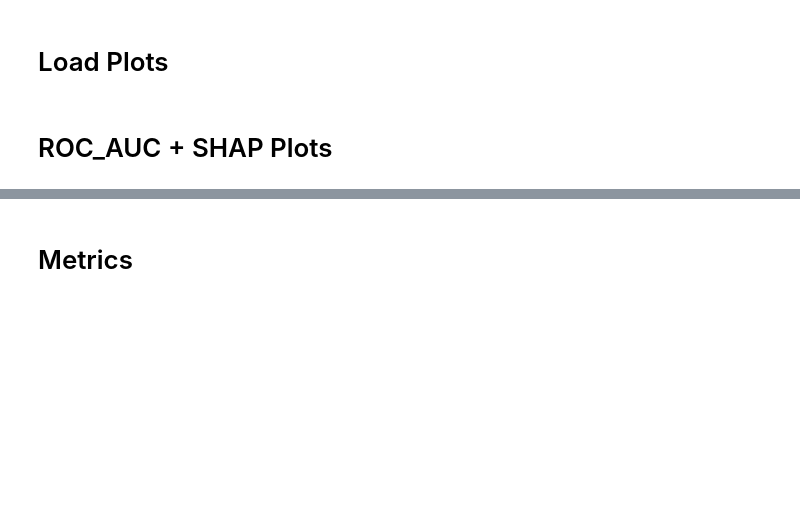
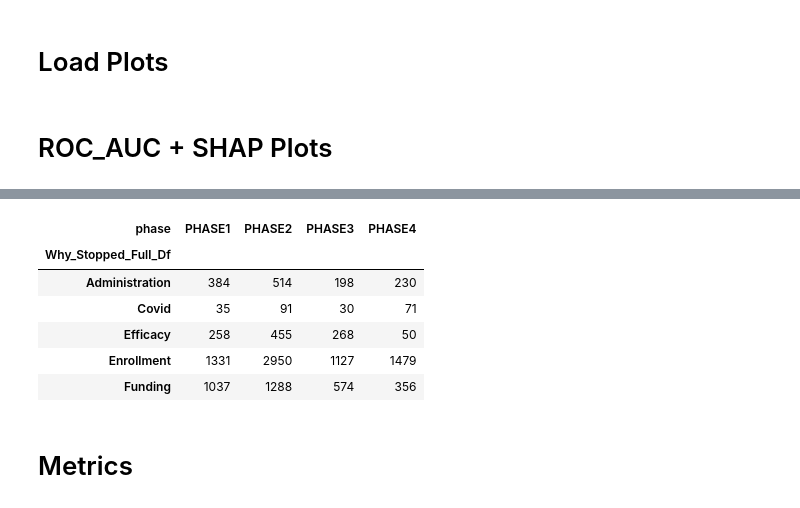
Before and after one commit to AndreouEugenia/Thesis, a Jupyter notebook: 6.Thesis_Results.ipynb, the cells around one changed output, grey strips where cells are left out. Drawn from its saved outputs; the diff is of its cells as text; code cells hidden in the pictures; blank space fills up the shorter version.

```diff
--- a/6.Thesis_Results.ipynb
+++ b/6.Thesis_Results.ipynb
@@ -80,3 +178,26 @@ fun_fig_com(roc4, xgb_shap4, 4)
+# %%
+my_terminations = pd.read_pickle(r".\df_sql\my_terminations.pkl")
+my_terminations2 = my_terminations[~my_terminations['phase'].isin(['PHASE1/PHASE2','PHASE2/PHASE3'])][['phase', 'why_stopped2']]
+
+term_pivot = pd.pivot_table(
+    data=my_terminations2,
+    values='phase',
+    index='why_stopped2',
+    columns='phase',
+    aggfunc='size',
+    fill_value=0
+)
+
+term_pivot.index.name = 'Why_Stopped_Full_Df'
+term_pivot
+# %% [output]
+| phase | PHASE1 | PHASE2 | PHASE3 | PHASE4 |
+| Why_Stopped_Full_Df |  |  |  |  |
+| Administration | 384 | 514 | 198 | 230 |
+| Covid | 35 | 91 | 30 | 71 |
+| Efficacy | 258 | 455 | 268 | 50 |
+| Enrollment | 1331 | 2950 | 1127 | 1479 |
+| Funding | 1037 | 1288 | 574 | 356 |
 # %% [markdown]
 # Metrics
 # %%
```
Also changed, not shown: parts of 10 cells of this notebook, 19 other files.
